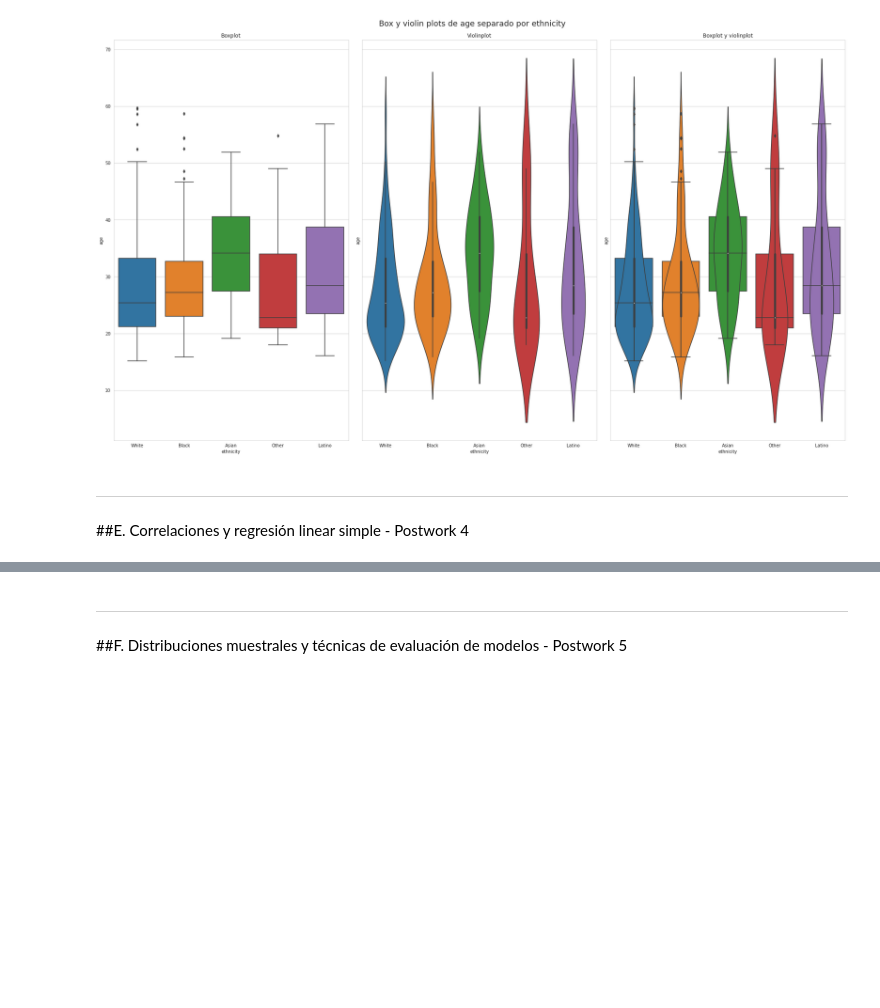
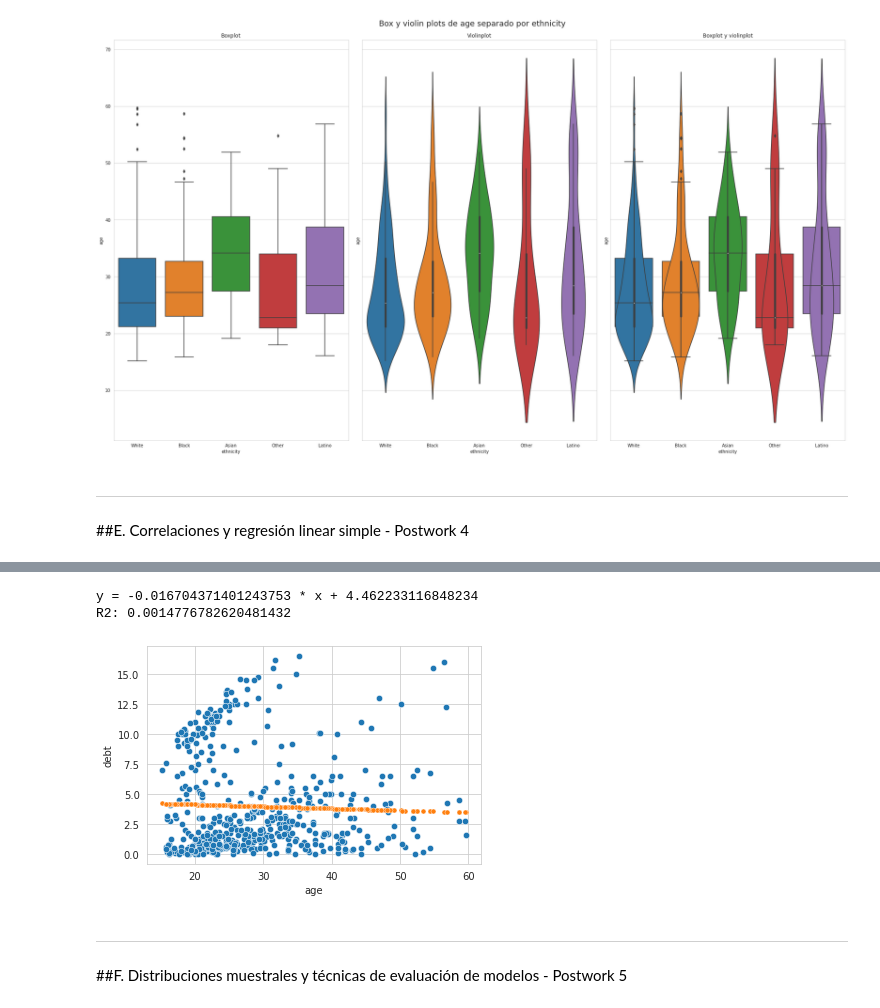
Before and after one commit to HanniaMele/bedu-equipo4-dataScience-M4, a Jupyter notebook: FinalProject_M4.ipynb, the cells around one changed output, grey strips where cells are left out. Cells and saved outputs as stored; diff of their text form; code cells hidden in the pictures; blank space fills up the shorter version.

```diff
--- a/FinalProject_M4.ipynb
+++ b/FinalProject_M4.ipynb
@@ -879,3 +946,37 @@ create_box_violin_plots(df_copy, 'age', 'ethnicity')
+# %%
+#Modelo de regresión lineal
+#Importr librerías
+from sklearn.linear_model import LinearRegression
+
+def reg_lin(serie_x, serie_y):
+  #Generar objeto
+  lr = LinearRegression()
+
+  # Usamos `to_frame` para convertir nuestra Serie en una estructura de 2 dimensiones, como lo requiere el modelo
+  lr.fit(serie_x.to_frame(), serie_y)
+
+  #Predecimos y con x
+  y_predict = lr.predict(serie_x.to_frame())
+
+  #Graficamos nuestros puntos y nuestra predección
+  sns.scatterplot(x=serie_x, y=serie_y, s=40);
+  sns.scatterplot(x=serie_x, y=y_predict, s=25);
+
+  #Obtenemos los coeficientes de la regresión
+  intercept = lr.intercept_
+  coefficient = lr.coef_[0]
+
+  #Los imprimimos
+  print(f'y = {coefficient} * x + {intercept}')
+
+  #Obtenemos el score de nuestro modelo
+  print(f'R2: {lr.score(serie_x.to_frame(), serie_y)}')
+# %%
+reg_lin(df_copy['age'], df_copy['debt'])
+# %% [output]
+y = -0.016704371401243753 * x + 4.462233116848234
+R2: 0.0014776782620481432
+[figure, added]
 # %% [markdown]
 ---
 ##F. Distribuciones muestrales y técnicas de evaluación de modelos - Postwork 5
```
Also changed, not shown: parts of 11 cells of this notebook.
